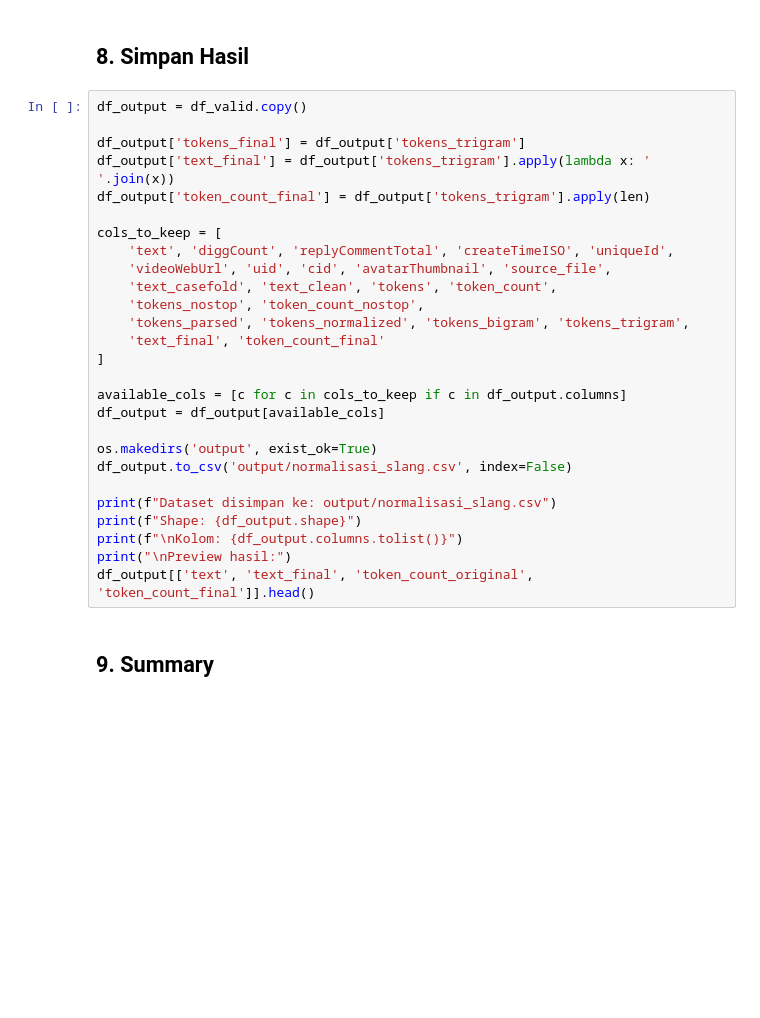
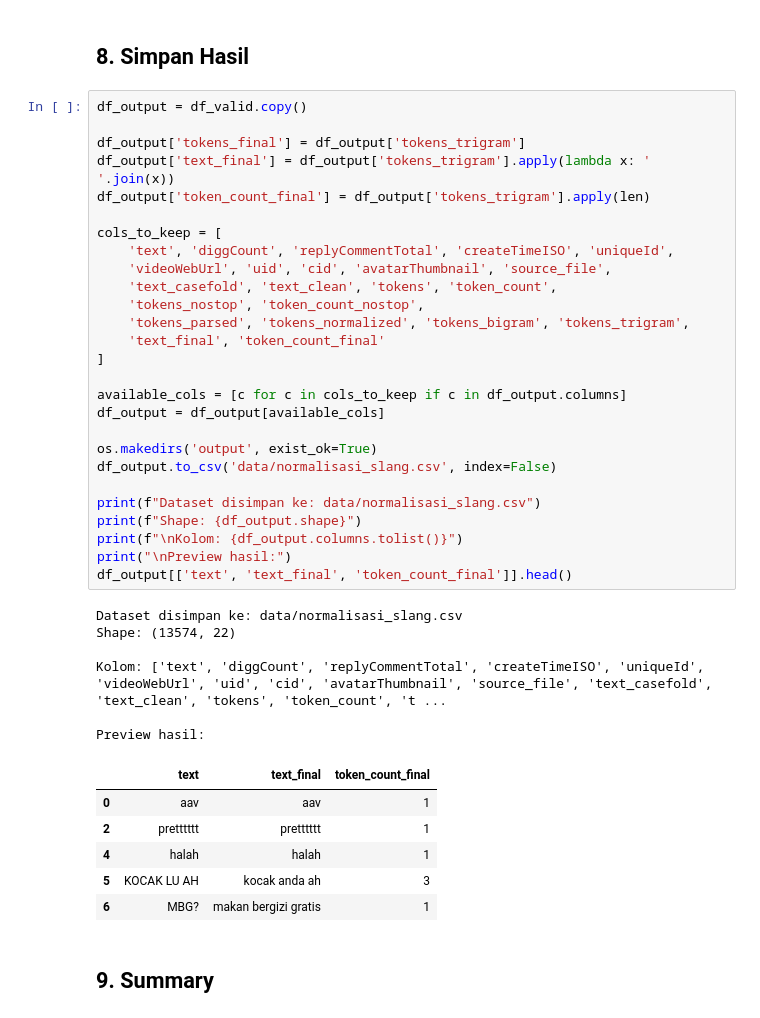
Before and after one commit to saikin12/topic-modeling_mbg, a Jupyter notebook: normalisasi_slang.ipynb, the cells around one changed output. Saved outputs shown, nothing was run; the diff lists cells and outputs as text; blank space fills up the shorter version.

```diff
--- a/normalisasi_slang.ipynb
+++ b/normalisasi_slang.ipynb
@@ -533,30 +624,43 @@ plt.show()
 # %%
 df_output = df_valid.copy()
 
 df_output['tokens_final'] = df_output['tokens_trigram']
 df_output['text_final'] = df_output['tokens_trigram'].apply(lambda x: ' '.join(x))
 df_output['token_count_final'] = df_output['tokens_trigram'].apply(len)
 
 cols_to_keep = [
     'text', 'diggCount', 'replyCommentTotal', 'createTimeISO', 'uniqueId',
     'videoWebUrl', 'uid', 'cid', 'avatarThumbnail', 'source_file',
     'text_casefold', 'text_clean', 'tokens', 'token_count',
     'tokens_nostop', 'token_count_nostop',
     'tokens_parsed', 'tokens_normalized', 'tokens_bigram', 'tokens_trigram',
     'text_final', 'token_count_final'
 ]
 
 available_cols = [c for c in cols_to_keep if c in df_output.columns]
 df_output = df_output[available_cols]
 
 os.makedirs('output', exist_ok=True)
-df_output.to_csv('output/normalisasi_slang.csv', index=False)
+df_output.to_csv('data/normalisasi_slang.csv', index=False)
 
-print(f"Dataset disimpan ke: output/normalisasi_slang.csv")
+print(f"Dataset disimpan ke: data/normalisasi_slang.csv")
 print(f"Shape: {df_output.shape}")
 print(f"\nKolom: {df_output.columns.tolist()}")
 print("\nPreview hasil:")
-df_output[['text', 'text_final', 'token_count_original', 'token_count_final']].head()
+df_output[['text', 'text_final', 'token_count_final']].head()
+# %% [output]
+Dataset disimpan ke: data/normalisasi_slang.csv
+Shape: (13574, 22)
+
+Kolom: ['text', 'diggCount', 'replyCommentTotal', 'createTimeISO', 'uniqueId', 'videoWebUrl', 'uid', 'cid', 'avatarThumbnail', 'source_file', 'text_casefold', 'text_clean', 'tokens', 'token_count', 't ...
+
+Preview hasil:
+|  | text | text_final | token_count_final |
+| 0 | aav | aav | 1 |
+| 2 | pretttttt | pretttttt | 1 |
+| 4 | halah | halah | 1 |
+| 5 | KOCAK LU AH | kocak anda ah | 3 |
+| 6 | MBG? | makan bergizi gratis | 1 |
 # %% [markdown]
 ## 9. Summary
 # %%
```
Also changed, not shown: parts of 9 cells of this notebook, 15 other files.
